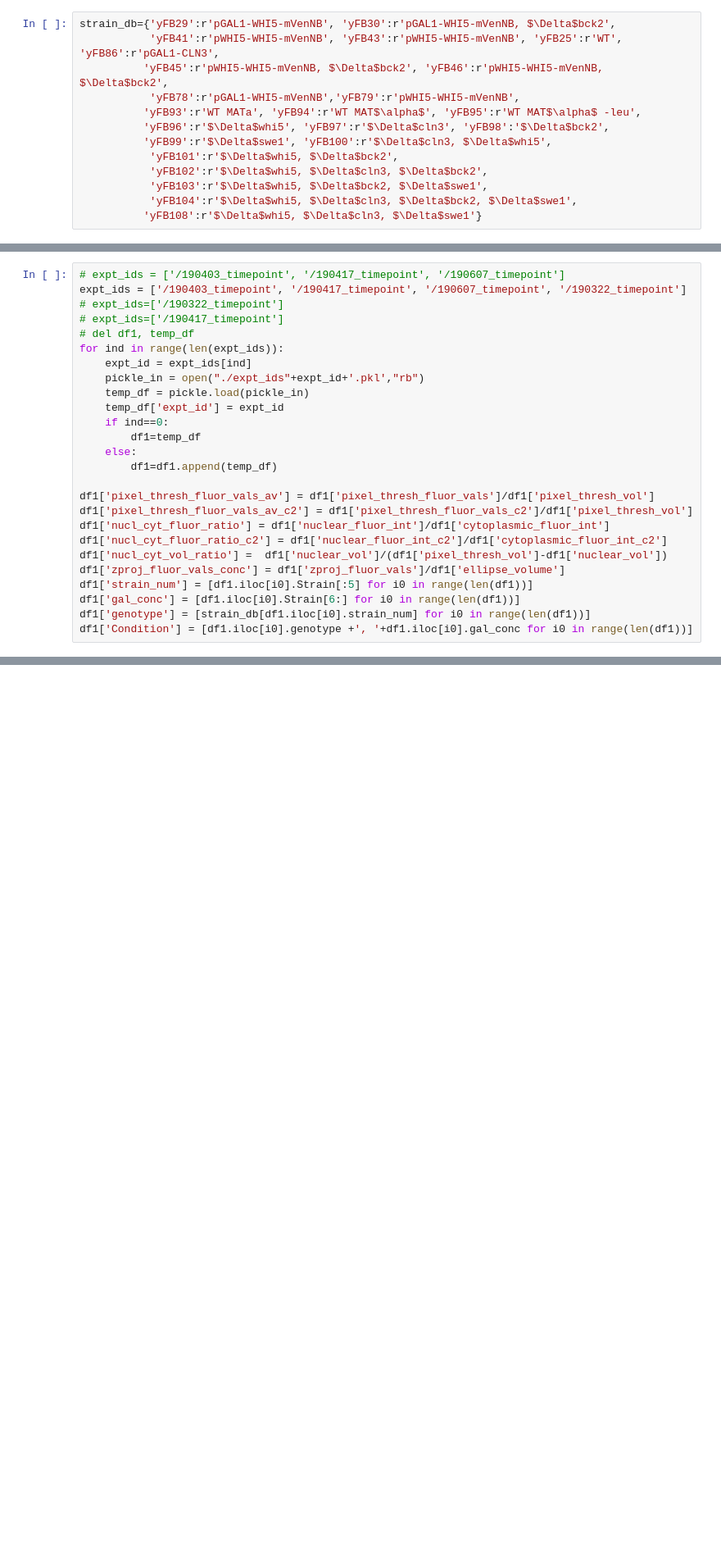
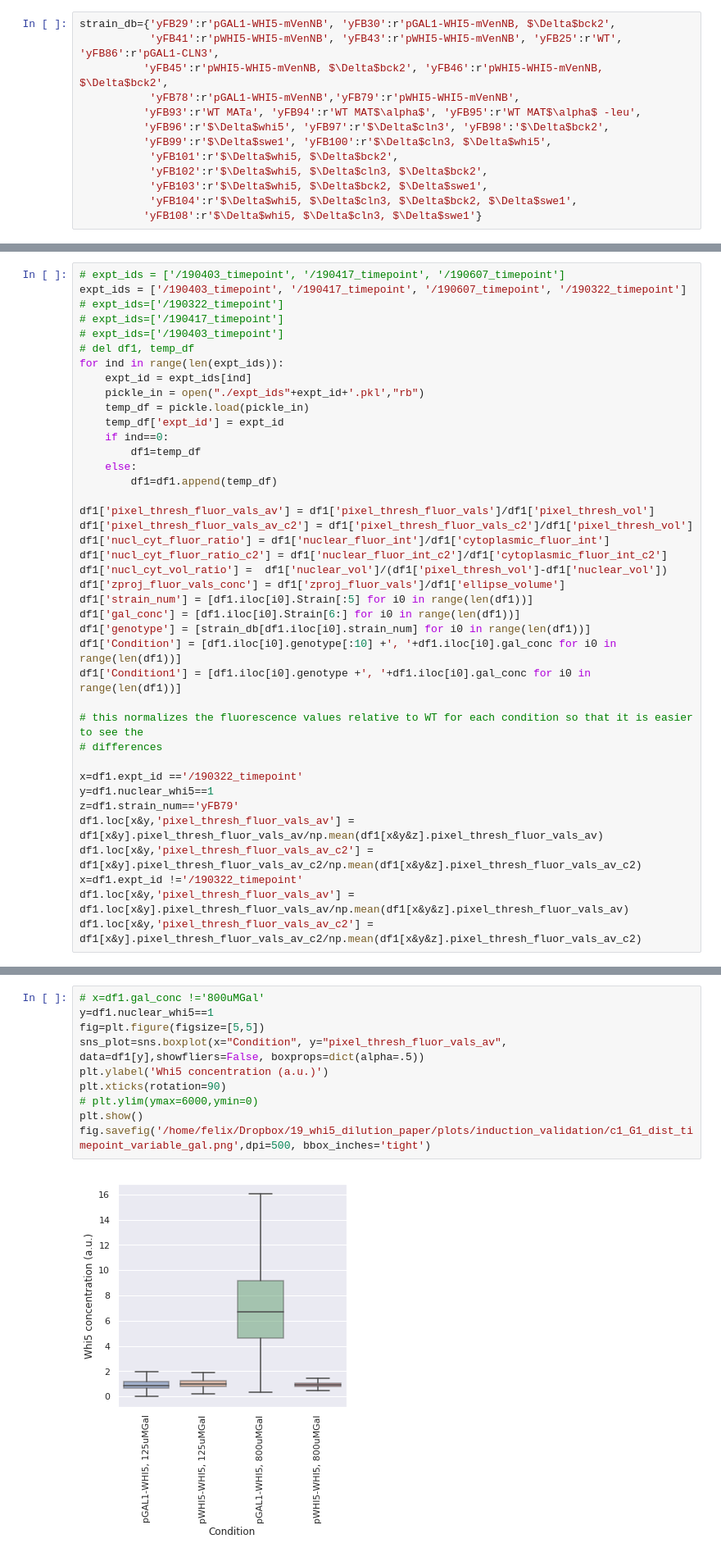
Before and after one commit to AWMurrayLab/image_processing_cellstar_public, a Jupyter notebook: timepoint_experiments_pandas_analysis.ipynb, the cells around one changed output, grey strips where cells are left out. Shown at 82% size. Cells and saved outputs as stored; diff of their text form; blank space fills up the shorter version.

```diff
--- a/timepoint_experiments_pandas_analysis.ipynb
+++ b/timepoint_experiments_pandas_analysis.ipynb
@@ -80,6 +70,7 @@ Index([u'area', u'cytoplasmic_fluor_av', u'cytoplasmic_fluor_av_c2',
 expt_ids = ['/190403_timepoint', '/190417_timepoint', '/190607_timepoint', '/190322_timepoint']
 # expt_ids=['/190322_timepoint']
 # expt_ids=['/190417_timepoint']
+# expt_ids=['/190403_timepoint']
 # del df1, temp_df
 for ind in range(len(expt_ids)):
     expt_id = expt_ids[ind]
@@ -100,4 +91,17 @@ df1['zproj_fluor_vals_conc'] = df1['zproj_fluor_vals']/df1['ellipse_volume']
 df1['strain_num'] = [df1.iloc[i0].Strain[:5] for i0 in range(len(df1))]
 df1['gal_conc'] = [df1.iloc[i0].Strain[6:] for i0 in range(len(df1))]
 df1['genotype'] = [strain_db[df1.iloc[i0].strain_num] for i0 in range(len(df1))]
-df1['Condition'] = [df1.iloc[i0].genotype +', '+df1.iloc[i0].gal_conc for i0 in range(len(df1))]
+df1['Condition'] = [df1.iloc[i0].genotype[:10] +', '+df1.iloc[i0].gal_conc for i0 in range(len(df1))]
+df1['Condition1'] = [df1.iloc[i0].genotype +', '+df1.iloc[i0].gal_conc for i0 in range(len(df1))]
+
+# this normalizes the fluorescence values relative to WT for each condition so that it is easier to see the
+# differences
+
+x=df1.expt_id =='/190322_timepoint'
+y=df1.nuclear_whi5==1
+z=df1.strain_num=='yFB79'
+df1.loc[x&y,'pixel_thresh_fluor_vals_av'] = df1[x&y].pixel_thresh_fluor_vals_av/np.mean(df1[x&y&z].pixel_thresh_fluor_vals_av)
+df1.loc[x&y,'pixel_thresh_fluor_vals_av_c2'] = df1[x&y].pixel_thresh_fluor_vals_av_c2/np.mean(df1[x&y&z].pixel_thresh_fluor_vals_av_c2)
+x=df1.expt_id !='/190322_timepoint'
+df1.loc[x&y,'pixel_thresh_fluor_vals_av'] = df1.loc[x&y].pixel_thresh_fluor_vals_av/np.mean(df1[x&y&z].pixel_thresh_fluor_vals_av)
+df1.loc[x&y,'pixel_thresh_fluor_vals_av_c2'] = df1[x&y].pixel_thresh_fluor_vals_av_c2/np.mean(df1[x&y&z].pixel_thresh_fluor_vals_av_c2)
@@ -103,0 +110,12 @@ df1['Condition'] = [df1.iloc[i0].genotype +', '+df1.iloc[i0].gal_conc for i0 in
+# %%
+# x=df1.gal_conc !='800uMGal'
+y=df1.nuclear_whi5==1
+fig=plt.figure(figsize=[5,5])
+sns_plot=sns.boxplot(x="Condition", y="pixel_thresh_fluor_vals_av", data=df1[y],showfliers=False, boxprops=dict(alpha=.5))
+plt.ylabel('Whi5 concentration (a.u.)')
+plt.xticks(rotation=90)
+# plt.ylim(ymax=6000,ymin=0)
+plt.show()
+fig.savefig('/home/felix/Dropbox/19_whi5_dilution_paper/plots/induction_validation/c1_G1_dist_timepoint_variable_gal.png',dpi=500, bbox_inches='tight')
+# %% [output]
+[figure, added]
```
Also changed, not shown: parts of 82 cells of this notebook, 17 other files.
